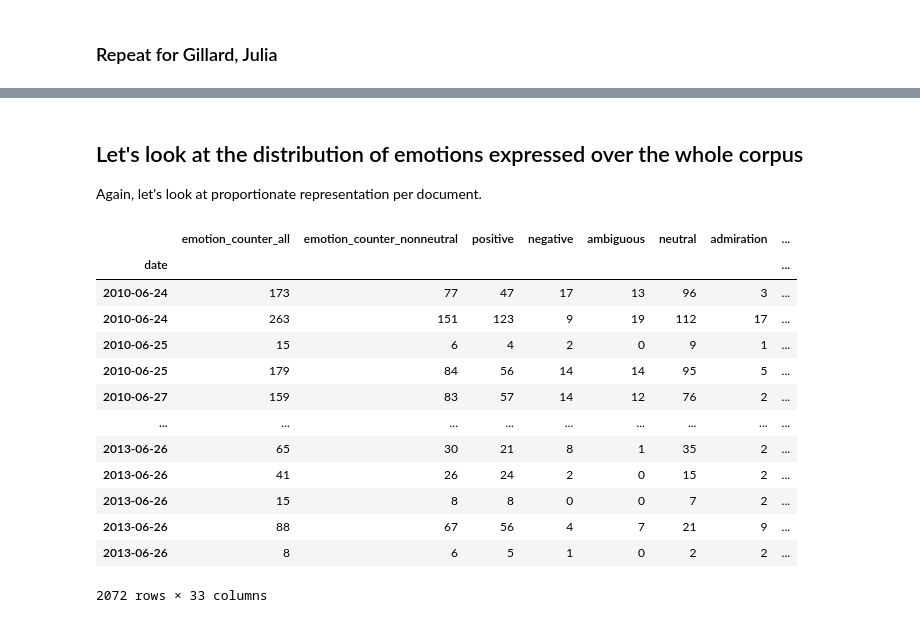
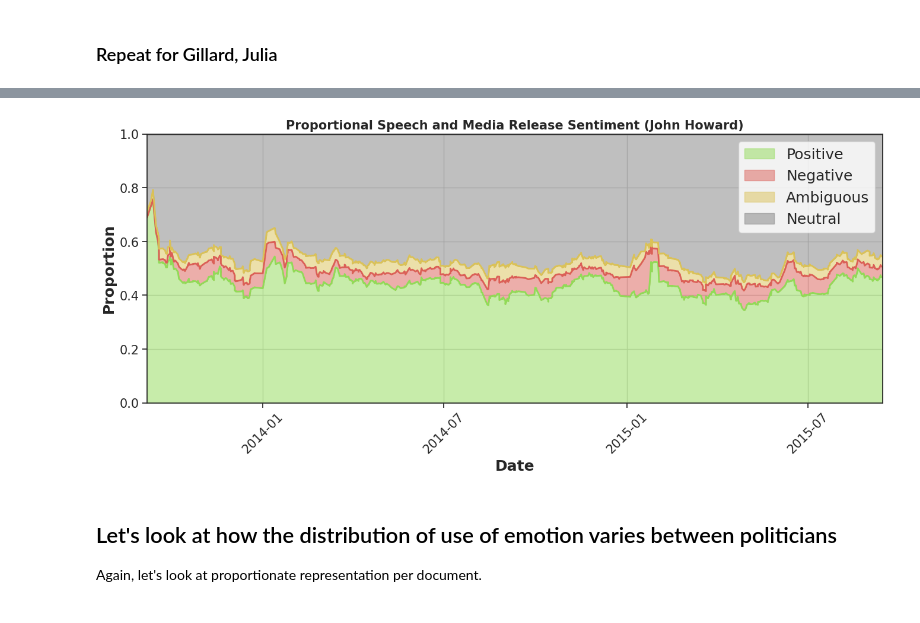
Before and after one commit to thaum-io/language-of-leadership, a Jupyter notebook: nb/VisEmotion2.ipynb, the cells around one changed output, grey strips where cells are left out. Cells and saved outputs as stored; diff of their text form; code cells hidden in the pictures.

```diff
--- a/nb/VisEmotion2.ipynb
+++ b/nb/VisEmotion2.ipynb
@@ -277,20 +286,8 @@ plot_coarse_emotion_proportions(df_coarse, window='60d', title='Proportional Spe
+# %%
+df_coarse = get_coarse_proportional_emotion_df_with_neutral(df[df['pm']=='Abbott, Tony'])
+plot_coarse_emotion_proportions(df_coarse, window=win_len, title='Proportional Speech and Media Release Sentiment (John Howard)')
+# %% [output]
+[figure, added]
 # %% [markdown]
-##  Let's look at the distribution of emotions expressed over the whole corpus
+##  Let's look at how the distribution of use of emotion varies between politicians
 Again, let's look at proportionate representation per document.
-# %%
-df
-# %% [output]
-|  | emotion_counter_all | emotion_counter_nonneutral | positive | negative | ambiguous | neutral | admiration | ... |
-| date |  |  |  |  |  |  |  | ... |
-| 2010-06-24 | 173 | 77 | 47 | 17 | 13 | 96 | 3 | ... |
-| 2010-06-24 | 263 | 151 | 123 | 9 | 19 | 112 | 17 | ... |
-| 2010-06-25 | 15 | 6 | 4 | 2 | 0 | 9 | 1 | ... |
-| 2010-06-25 | 179 | 84 | 56 | 14 | 14 | 95 | 5 | ... |
-| 2010-06-27 | 159 | 83 | 57 | 14 | 12 | 76 | 2 | ... |
-| ... | ... | ... | ... | ... | ... | ... | ... | ... |
-| 2013-06-26 | 65 | 30 | 21 | 8 | 1 | 35 | 2 | ... |
-| 2013-06-26 | 41 | 26 | 24 | 2 | 0 | 15 | 2 | ... |
-| 2013-06-26 | 15 | 8 | 8 | 0 | 0 | 7 | 2 | ... |
-| 2013-06-26 | 88 | 67 | 56 | 4 | 7 | 21 | 9 | ... |
-| 2013-06-26 | 8 | 6 | 5 | 1 | 0 | 2 | 2 | ... |
-2072 rows × 33 columns
```
Also changed, not shown: parts of 14 cells of this notebook, 2 other files.
